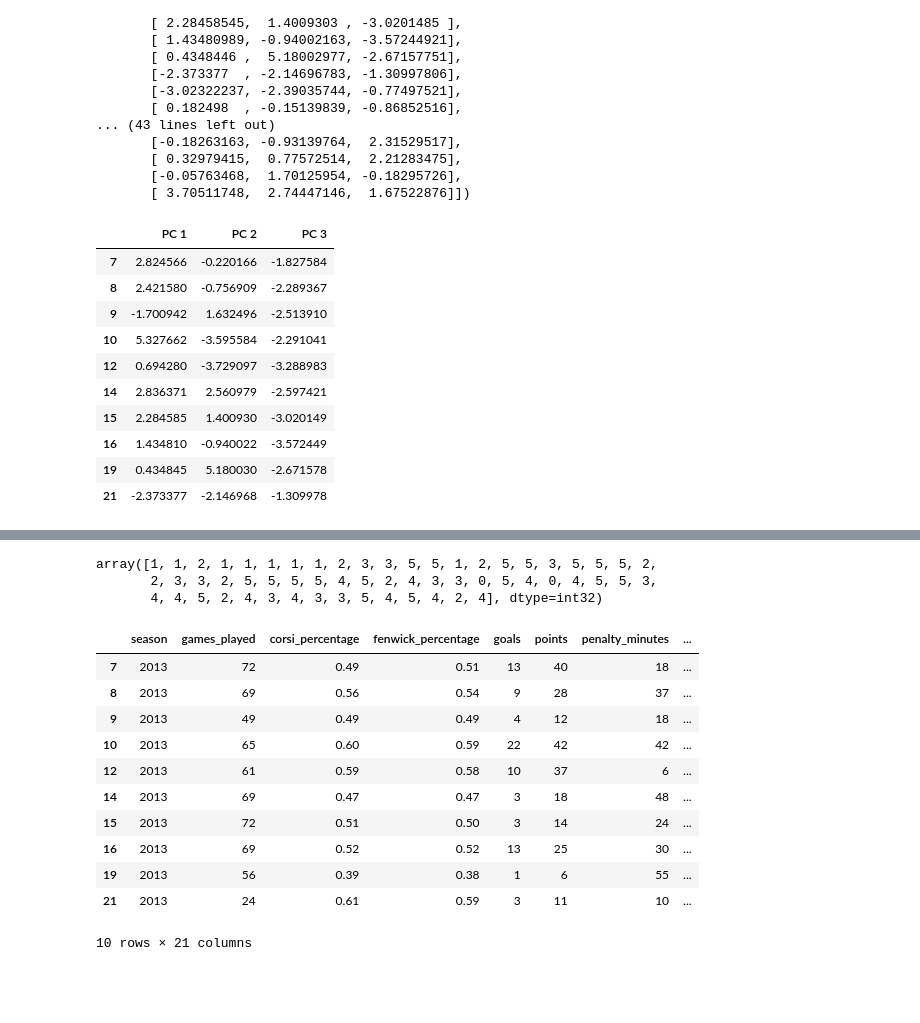
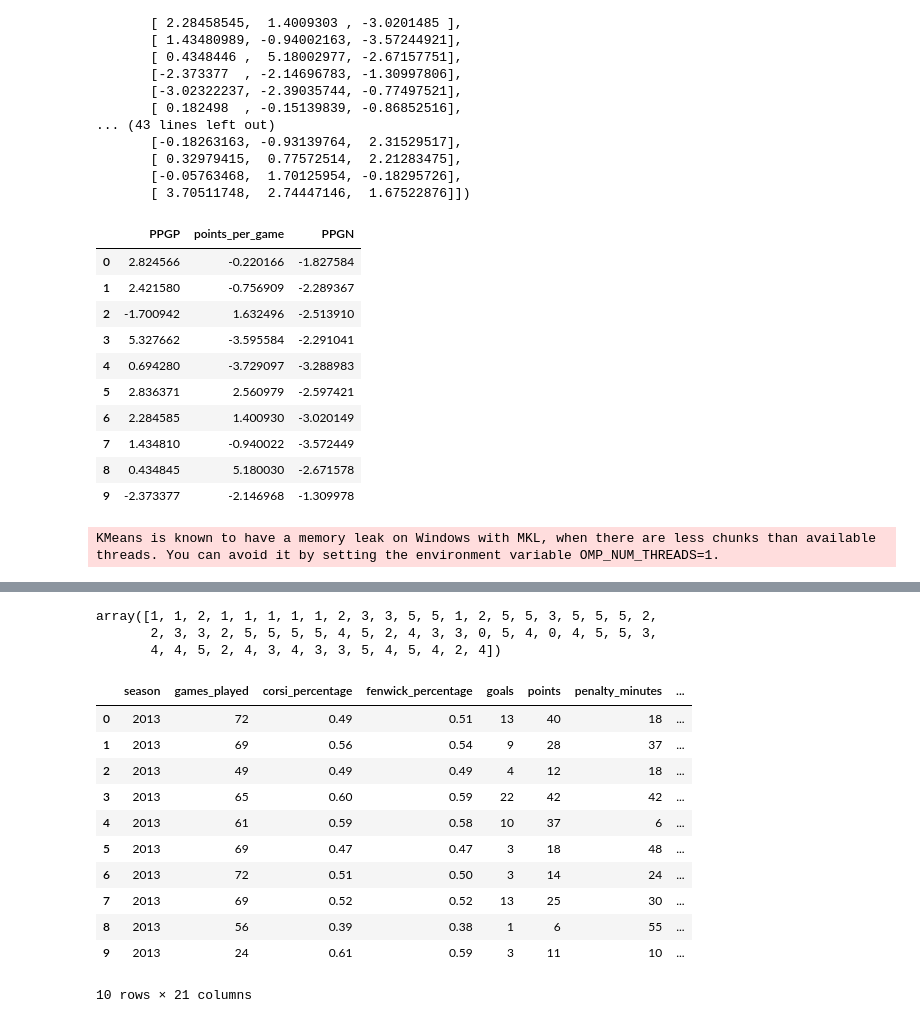
Before and after one commit to Tyler-Sweeting/NHL_Concussion_Analysis, a Jupyter notebook: MachineLearning/UnsupervisedML.ipynb, the cells around one changed output, grey strips where cells are left out. Saved outputs shown, nothing was run; the diff lists cells and outputs as text; code cells hidden in the pictures; blank space fills up the shorter version.

```diff
--- a/MachineLearning/UnsupervisedML.ipynb
+++ b/MachineLearning/UnsupervisedML.ipynb
@@ -383,7 +358,7 @@ new_df
 | 89 | 2021 | Jake Muzzin | TOR | D | 47 | 0.48 | 0.48 | 3 | ... |
 | 90 | 2021 | Scott Laughton | PHI | C | 67 | 0.45 | 0.45 | 11 | ... |
 # %%
-new_df.to_csv('../Resources/ML_player_dataset.csv', index=False)
+new_df = pd.read_csv('../Resources/ML_player_dataset.csv')
 # %%
 ML_names = new_df.filter(['name', 'team', 'position'], axis = 1)
 ML_names.head()
@@ -419,5 +410,5 @@ new_df
 # %%
-X = pd.get_dummies(new_df, columns=["points_per_game", "PPGP", "PPGN"])
-X
+X = pd.get_dummies(new_df, columns=["PPGP", "points_per_game", "PPGN"])
+X.describe()
 # %% [output]
 |  | season | games_played | corsi_percentage | fenwick_percentage | goals | points | penalty_minutes | ... |
@@ -479,20 +462,20 @@ array([[ 2.82456629, -0.22016589, -1.82758391],
        [ 3.70511748,  2.74447146,  1.67522876]])
 # %%
 pcs_df=pd.DataFrame(
-data=X_pca, columns=["PC 1", "PC 2", "PC 3"], index = new_df.index)
+data=X_pca, columns=["PPGP", "points_per_game","PPGN"], index = new_df.index)
 pcs_df.head(10)
 # %% [output]
-|  | PC 1 | PC 2 | PC 3 |
-| 7 | 2.824566 | -0.220166 | -1.827584 |
-| 8 | 2.421580 | -0.756909 | -2.289367 |
-| 9 | -1.700942 | 1.632496 | -2.513910 |
-| 10 | 5.327662 | -3.595584 | -2.291041 |
-| 12 | 0.694280 | -3.729097 | -3.288983 |
-| 14 | 2.836371 | 2.560979 | -2.597421 |
-| 15 | 2.284585 | 1.400930 | -3.020149 |
-| 16 | 1.434810 | -0.940022 | -3.572449 |
-| 19 | 0.434845 | 5.180030 | -2.671578 |
-| 21 | -2.373377 | -2.146968 | -1.309978 |
+|  | PPGP | points_per_game | PPGN |
+| 0 | 2.824566 | -0.220166 | -1.827584 |
+| 1 | 2.421580 | -0.756909 | -2.289367 |
+| 2 | -1.700942 | 1.632496 | -2.513910 |
+| 3 | 5.327662 | -3.595584 | -2.291041 |
+| 4 | 0.694280 | -3.729097 | -3.288983 |
+| 5 | 2.836371 | 2.560979 | -2.597421 |
+| 6 | 2.284585 | 1.400930 | -3.020149 |
+| 7 | 1.434810 | -0.940022 | -3.572449 |
+| 8 | 0.434845 | 5.180030 | -2.671578 |
+| 9 | -2.373377 | -2.146968 | -1.309978 |
 # %%
 inertia = []
 k = list(range(1, 11))
@@ -500,6 +483,8 @@ for i in k:
    km = KMeans(n_clusters=i, random_state=0)
    km.fit(pcs_df)
    inertia.append(km.inertia_)
+# %% [output]
+KMeans is known to have a memory leak on Windows with MKL, when there are less chunks than available threads. You can avoid it by setting the environment variable OMP_NUM_THREADS=1.
 # %%
 elbow_data = {"k": k, "inertia": inertia}
 df_elbow = pd.DataFrame(elbow_data)
@@ -510,11 +495,12 @@ df_elbow.hvplot.line(x="k", y="inertia", title="Elbow Curve", xticks=k)
 model = KMeans(n_clusters=6, random_state=0)
 model.fit(pcs_df)
 predictions = model.predict(pcs_df)
+
 predictions
 # %% [output]
 array([1, 1, 2, 1, 1, 1, 1, 1, 2, 3, 3, 5, 5, 1, 2, 5, 5, 3, 5, 5, 5, 2,
        2, 3, 3, 2, 5, 5, 5, 5, 4, 5, 2, 4, 3, 3, 0, 5, 4, 0, 4, 5, 5, 3,
-       4, 4, 5, 2, 4, 3, 4, 3, 3, 5, 4, 5, 4, 2, 4], dtype=int32)
+       4, 4, 5, 2, 4, 3, 4, 3, 3, 5, 4, 5, 4, 2, 4])
 # %%
 clustered_df = pd.concat([new_df, pcs_df], axis = 1)
 clustered_df["name"]= ML_names["name"]
@@ -524,14 +510,14 @@ clustered_df["class"] = predictions
 clustered_df.head(10)
 # %% [output]
 |  | season | games_played | corsi_percentage | fenwick_percentage | goals | points | penalty_minutes | ... |
-| 7 | 2013 | 72 | 0.49 | 0.51 | 13 | 40 | 18 | ... |
-| 8 | 2013 | 69 | 0.56 | 0.54 | 9 | 28 | 37 | ... |
-| 9 | 2013 | 49 | 0.49 | 0.49 | 4 | 12 | 18 | ... |
-| 10 | 2013 | 65 | 0.60 | 0.59 | 22 | 42 | 42 | ... |
-| 12 | 2013 | 61 | 0.59 | 0.58 | 10 | 37 | 6 | ... |
-| 14 | 2013 | 69 | 0.47 | 0.47 | 3 | 18 | 48 | ... |
-| 15 | 2013 | 72 | 0.51 | 0.50 | 3 | 14 | 24 | ... |
-| 16 | 2013 | 69 | 0.52 | 0.52 | 13 | 25 | 30 | ... |
-| 19 | 2013 | 56 | 0.39 | 0.38 | 1 | 6 | 55 | ... |
-| 21 | 2013 | 24 | 0.61 | 0.59 | 3 | 11 | 10 | ... |
+| 0 | 2013 | 72 | 0.49 | 0.51 | 13 | 40 | 18 | ... |
+| 1 | 2013 | 69 | 0.56 | 0.54 | 9 | 28 | 37 | ... |
+| 2 | 2013 | 49 | 0.49 | 0.49 | 4 | 12 | 18 | ... |
+| 3 | 2013 | 65 | 0.60 | 0.59 | 22 | 42 | 42 | ... |
+| 4 | 2013 | 61 | 0.59 | 0.58 | 10 | 37 | 6 | ... |
+| 5 | 2013 | 69 | 0.47 | 0.47 | 3 | 18 | 48 | ... |
+| 6 | 2013 | 72 | 0.51 | 0.50 | 3 | 14 | 24 | ... |
+| 7 | 2013 | 69 | 0.52 | 0.52 | 13 | 25 | 30 | ... |
+| 8 | 2013 | 56 | 0.39 | 0.38 | 1 | 6 | 55 | ... |
+| 9 | 2013 | 24 | 0.61 | 0.59 | 3 | 11 | 10 | ... |
 10 rows × 21 columns
```
Also changed, not shown: parts of 18 cells of this notebook.
